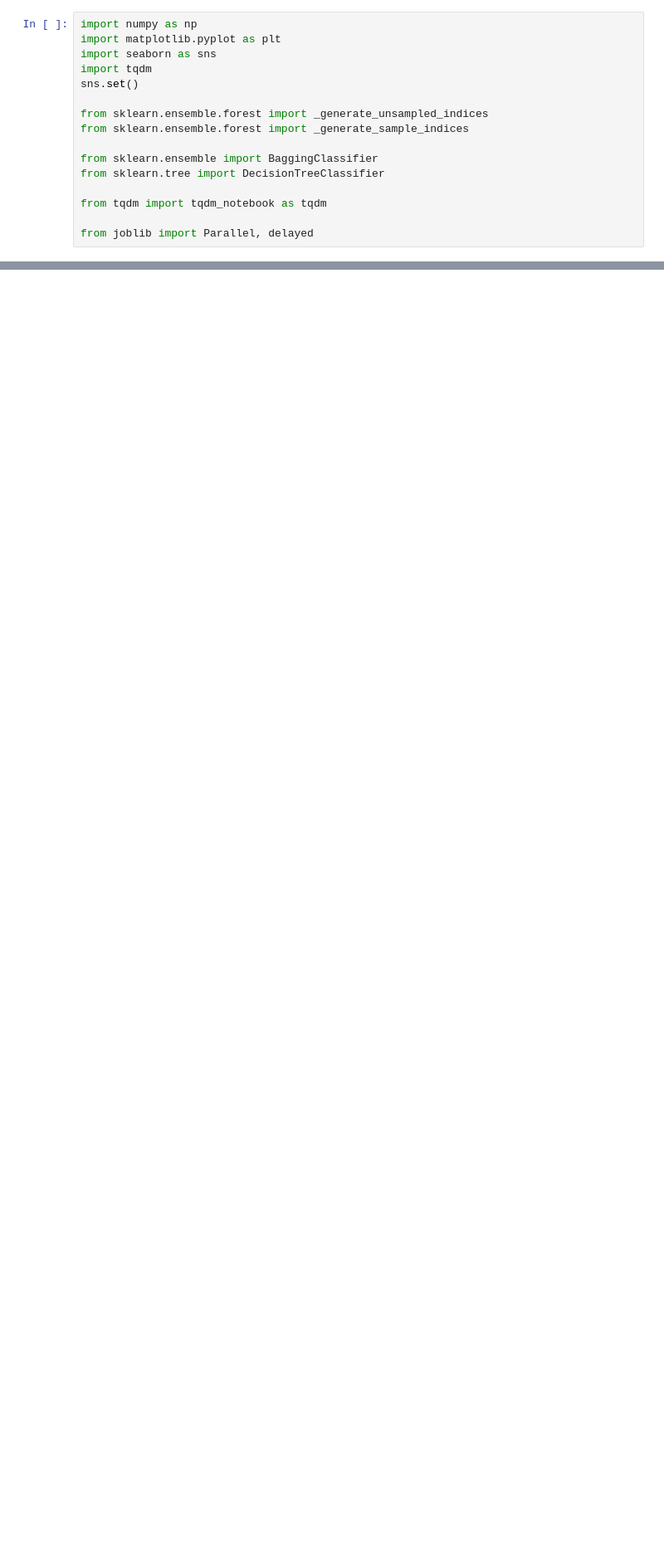
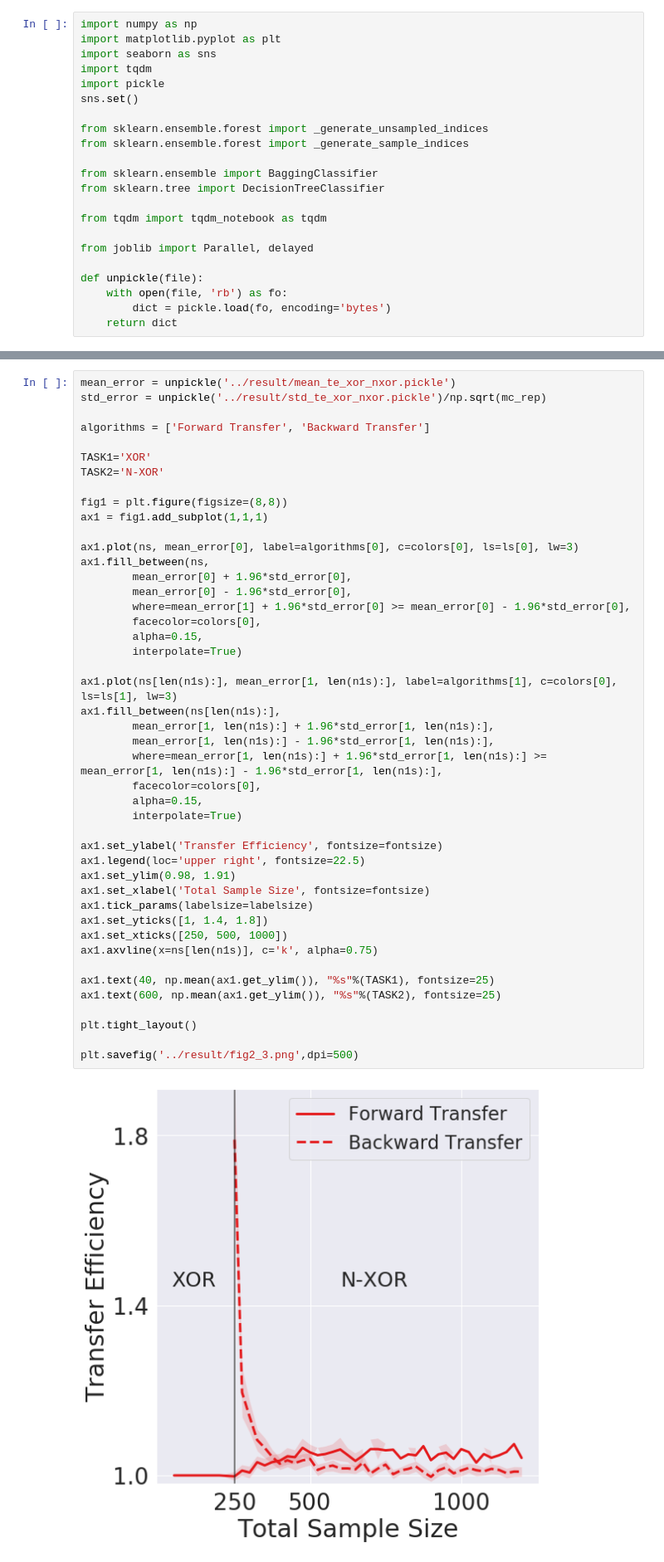
Before and after one commit to neurodata/lifelong_learner, a Jupyter notebook: lifelong_learner/notebooks/xor_nxor_exp.ipynb, the cells around one changed output, grey strips where cells are left out. Shown: that part at 83% size. Cells and saved outputs as stored; diff of their text form; blank space fills up the shorter version.

Commit message:
XOR NXOR experiment

```diff
--- a/lifelong_learner/notebooks/xor_nxor_exp.ipynb
+++ b/lifelong_learner/notebooks/xor_nxor_exp.ipynb
@@ -3,6 +3,7 @@ import numpy as np
 import matplotlib.pyplot as plt
 import seaborn as sns
 import tqdm
+import pickle
 sns.set()
 
 from sklearn.ensemble.forest import _generate_unsampled_indices
@@ -14,6 +15,11 @@ from sklearn.tree import DecisionTreeClassifier
 from tqdm import tqdm_notebook as tqdm
 
 from joblib import Parallel, delayed
+
+def unpickle(file):
+    with open(file, 'rb') as fo:
+        dict = pickle.load(fo, encoding='bytes')
+    return dict
 # %%
 class LifelongForest:
     """
@@ -386,0 +549,47 @@ starting to compute 50 xor
+# %%
+mean_error = unpickle('../result/mean_te_xor_nxor.pickle')
+std_error = unpickle('../result/std_te_xor_nxor.pickle')/np.sqrt(mc_rep)
+
+algorithms = ['Forward Transfer', 'Backward Transfer']
+
+TASK1='XOR'
+TASK2='N-XOR'
+
+fig1 = plt.figure(figsize=(8,8))
+ax1 = fig1.add_subplot(1,1,1)
+
+ax1.plot(ns, mean_error[0], label=algorithms[0], c=colors[0], ls=ls[0], lw=3)
+ax1.fill_between(ns,
+        mean_error[0] + 1.96*std_error[0],
+        mean_error[0] - 1.96*std_error[0],
+        where=mean_error[1] + 1.96*std_error[0] >= mean_error[0] - 1.96*std_error[0],
+        facecolor=colors[0],
+        alpha=0.15,
+        interpolate=True)
+
+ax1.plot(ns[len(n1s):], mean_error[1, len(n1s):], label=algorithms[1], c=colors[0], ls=ls[1], lw=3)
+ax1.fill_between(ns[len(n1s):],
+        mean_error[1, len(n1s):] + 1.96*std_error[1, len(n1s):],
+        mean_error[1, len(n1s):] - 1.96*std_error[1, len(n1s):],
+        where=mean_error[1, len(n1s):] + 1.96*std_error[1, len(n1s):] >= mean_error[1, len(n1s):] - 1.96*std_error[1, len(n1s):],
+        facecolor=colors[0],
+        alpha=0.15,
+        interpolate=True)
+
+ax1.set_ylabel('Transfer Efficiency', fontsize=fontsize)
+ax1.legend(loc='upper right', fontsize=22.5)
+ax1.set_ylim(0.98, 1.91)
+ax1.set_xlabel('Total Sample Size', fontsize=fontsize)
+ax1.tick_params(labelsize=labelsize)
+ax1.set_yticks([1, 1.4, 1.8])
+ax1.set_xticks([250, 500, 1000])
+ax1.axvline(x=ns[len(n1s)], c='k', alpha=0.75)
+
+ax1.text(40, np.mean(ax1.get_ylim()), "%s"%(TASK1), fontsize=25)
+ax1.text(600, np.mean(ax1.get_ylim()), "%s"%(TASK2), fontsize=25)
+
+plt.tight_layout()
+
+plt.savefig('../result/fig2_3.png',dpi=500)
+# %% [output]
+[figure, added]
```
Also changed, not shown: parts of 5 cells of this notebook, 7 other files.
